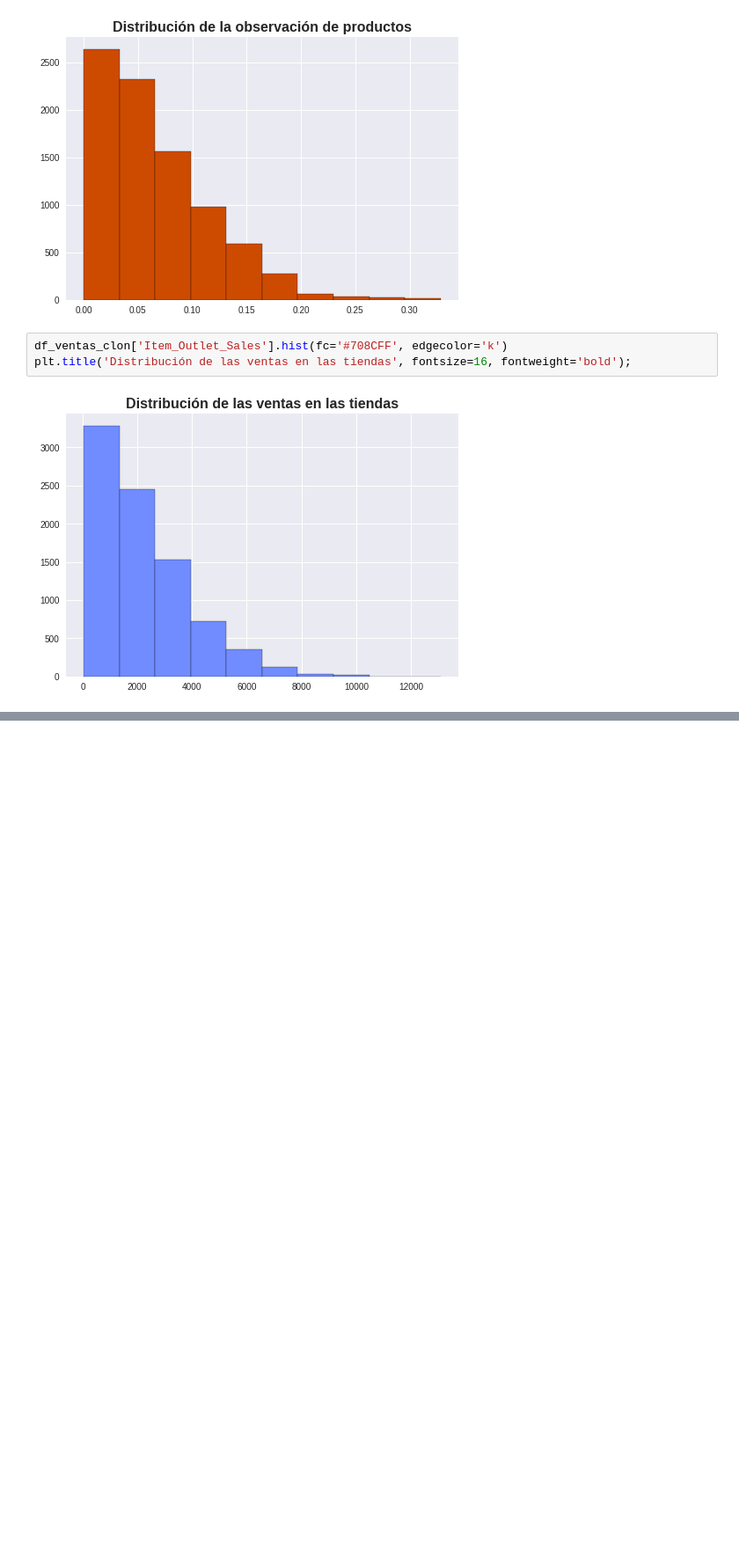
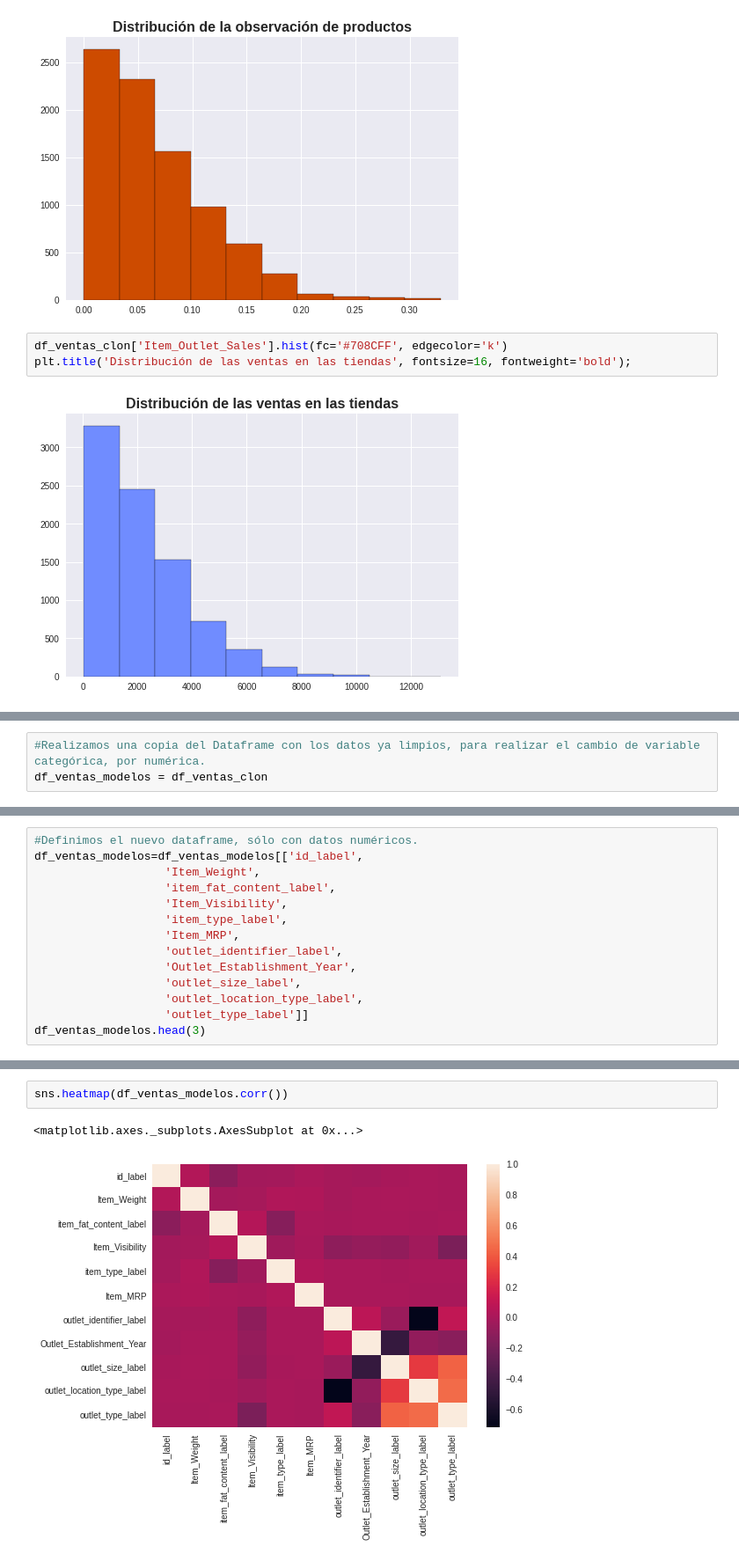
Before and after one commit to Raghnus/predicciones-ventas, a Jupyter notebook: PrediccionVentas.ipynb, the cells around one changed output, grey strips where cells are left out. Shown at 88% size. Saved outputs shown, nothing was run; the diff lists cells and outputs as text; blank space fills up the shorter version.

```diff
--- a/PrediccionVentas.ipynb
+++ b/PrediccionVentas.ipynb
@@ -378,0 +296,3 @@ df_ventas_modelo.head()
+# %%
+#Realizamos una copia del Dataframe con los datos ya limpios, para realizar el cambio de variable categórica, por numérica.
+df_ventas_modelos = df_ventas_clon
@@ -378,0 +350,14 @@ df_ventas_modelo.head()
+# %%
+#Definimos el nuevo dataframe, sólo con datos numéricos.
+df_ventas_modelos=df_ventas_modelos[['id_label',
+                   'Item_Weight',
+                   'item_fat_content_label',
+                   'Item_Visibility',
+                   'item_type_label',
+                   'Item_MRP',
+                   'outlet_identifier_label',
+                   'Outlet_Establishment_Year',
+                   'outlet_size_label',
+                   'outlet_location_type_label',
+                   'outlet_type_label']]
+df_ventas_modelos.head(3)
@@ -378,0 +387,5 @@ df_ventas_modelo.head()
+# %%
+sns.heatmap(df_ventas_modelos.corr())
+# %% [output]
+<matplotlib.axes._subplots.AxesSubplot at 0x...>
+[figure, added]
```
Also changed, not shown: parts of 62 cells of this notebook.
